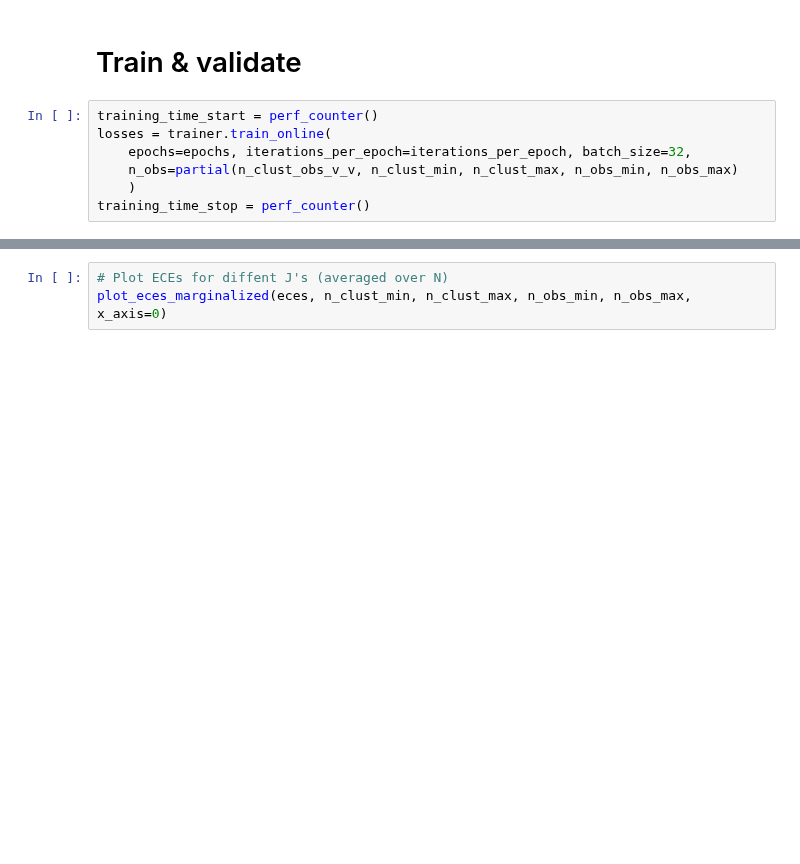
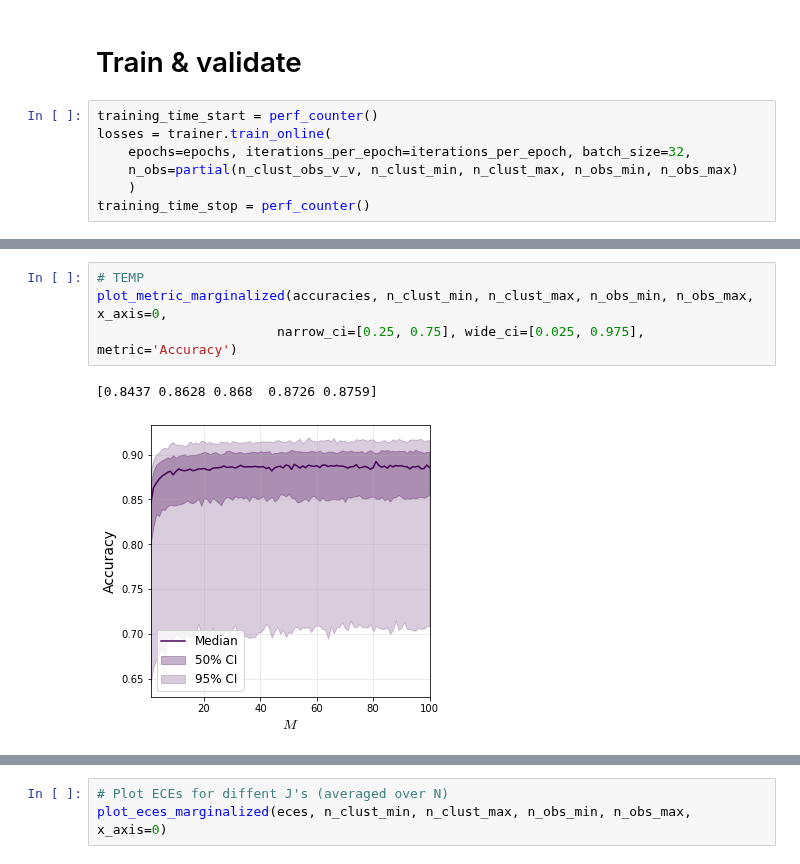
Before and after one commit to elseml/DeepHierarchicalModelComparison, a Jupyter notebook: notebooks/01_calibration_validation/03_calibration_variable_sizes.ipynb, the cells around one changed output, grey strips where cells are left out. Saved outputs shown, nothing was run; the diff lists cells and outputs as text; blank space fills up the shorter version.

```diff
--- a/notebooks/01_calibration_validation/03_calibration_variable_sizes.ipynb
+++ b/notebooks/01_calibration_validation/03_calibration_variable_sizes.ipynb
@@ -124,0 +161,7 @@ Median ECE = 0.884
+# %%
+# TEMP
+plot_metric_marginalized(accuracies, n_clust_min, n_clust_max, n_obs_min, n_obs_max, x_axis=0,
+                       narrow_ci=[0.25, 0.75], wide_ci=[0.025, 0.975], metric='Accuracy')
+# %% [output]
+[0.8437 0.8628 0.868  0.8726 0.8759]
+[figure, added]
```
Also changed, not shown: parts of 9 cells of this notebook, 2 other files.
